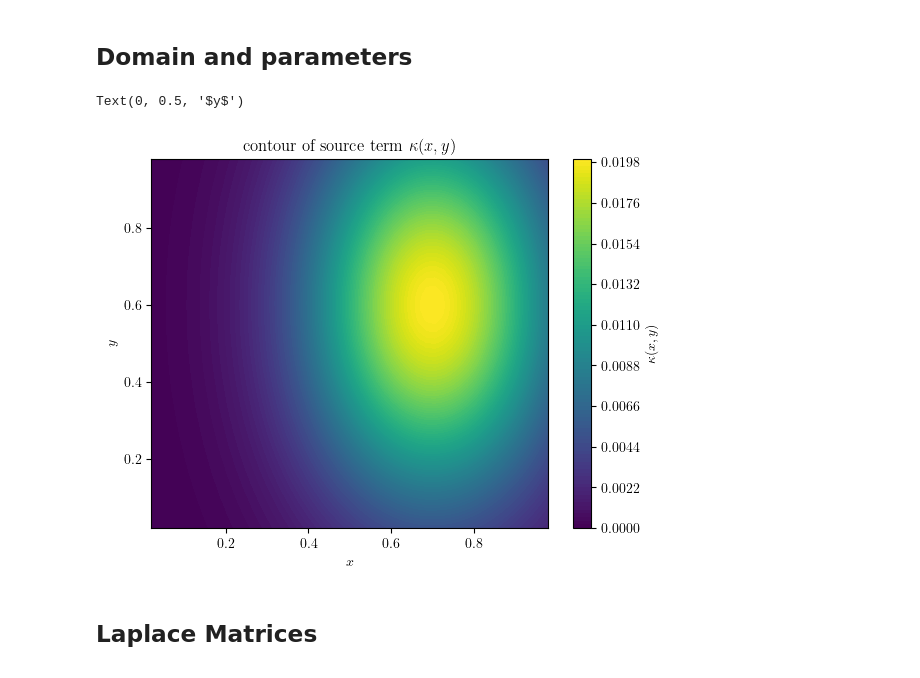
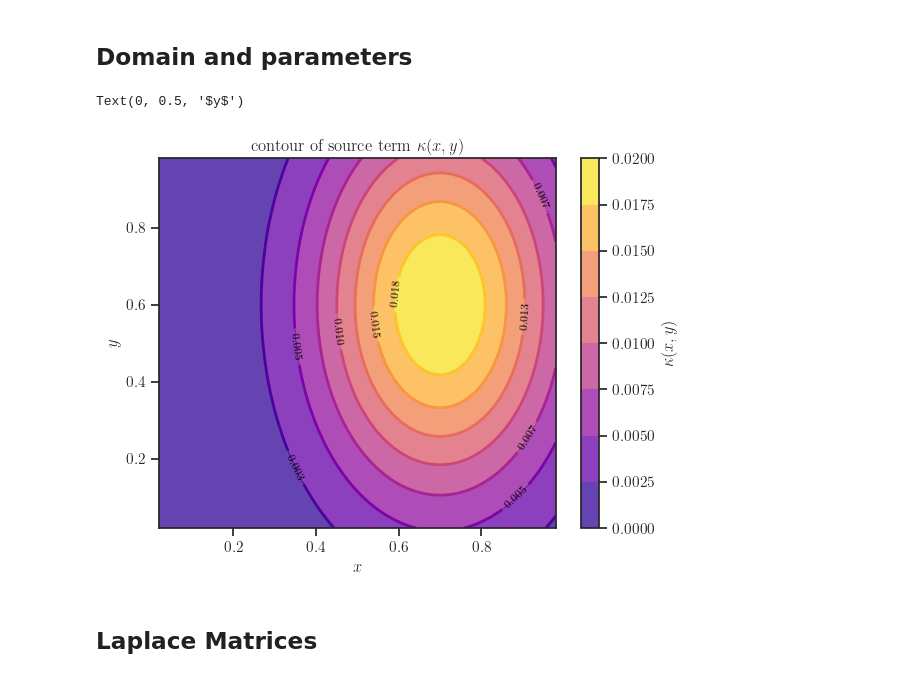
Before and after one commit to jadenmecham/ME-793-CFD, a Jupyter notebook: project_1/project_1.ipynb, the cells around one changed output. Drawn from its saved outputs; the diff is of its cells as text; code cells hidden in the pictures.

Commit message:
plot edits

```diff
--- a/project_1/project_1.ipynb
+++ b/project_1/project_1.ipynb
@@ -35,14 +41,18 @@ BCR_N = np.zeros(len(y))
 BCB_N = -0.3 * np.ones(len(x))
 BCT_D = 0.5 + 0.5 * np.sin(4*np.pi * x - 0.5*np.pi)
 # %%
-plt.contourf(X, Y, k, levels=100, cmap='viridis')
+plt.contourf(X, Y, k, levels=8, cmap='plasma', alpha = 0.75)
+plt.colorbar(label=r'$\kappa(x,y)$')
+
+c = plt.contour(X, Y, k, levels=8, cmap='plasma', linewidths=2)
+clabels = plt.clabel(c, inline=True, fontsize=8, colors='black', fmt='%.3f')
+
 plt.title(r'contour of source term $\kappa(x,y)$')
-plt.colorbar(label=r'$\kappa(x,y)$')
 plt.xlabel(r'$x$')
 plt.ylabel(r'$y$')
 # %% [output]
 Text(0, 0.5, '$y$')
-[figure, old version]
+[figure, new version]
 # %% [markdown]
 ## Laplace Matrices
 # %%
```
Also changed, not shown: parts of 3 cells of this notebook.
